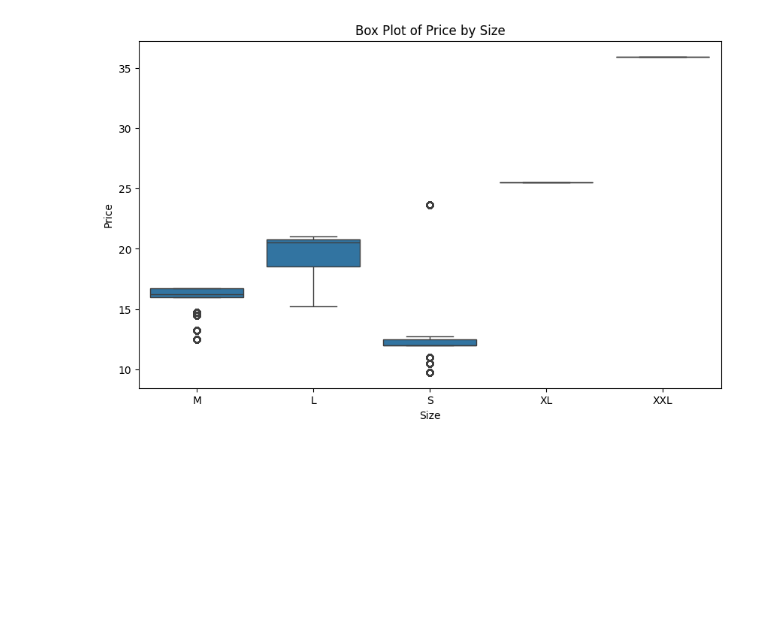
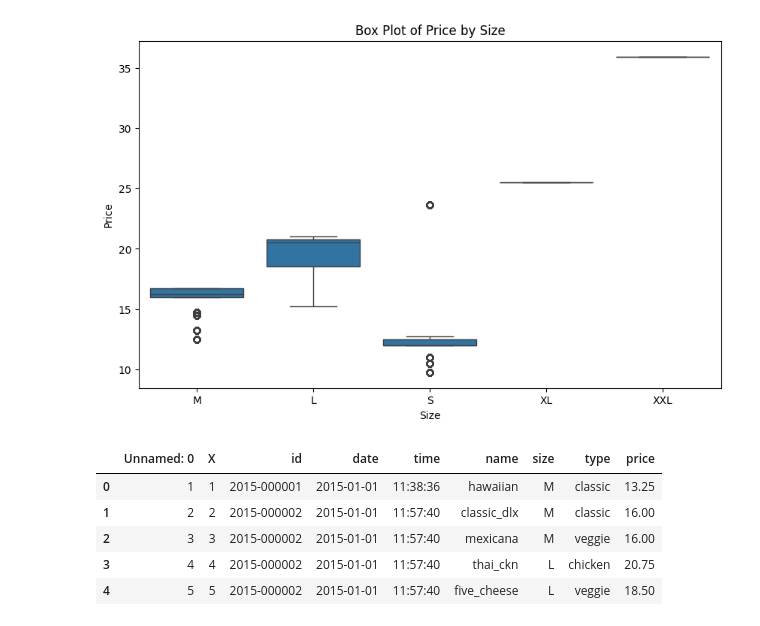
Before and after one commit to Damas-Hub/Data-Analysis-and-Data-Science-Practice, a Jupyter notebook: pizza.ipynb, the cells around one changed output. Drawn from its saved outputs; the diff is of its cells as text; code cells hidden in the pictures; blank space fills up the shorter version.

```diff
--- a/pizza.ipynb
+++ b/pizza.ipynb
@@ -161,3 +161,12 @@ price        -0.003349 -0.003349  1.000000
 [figure]
 [figure]
 [figure]
+# %%
+df.head()
+# %% [output]
+|  | Unnamed: 0 | X | id | date | time | name | size | type | price |
+| 0 | 1 | 1 | 2015-000001 | 2015-01-01 | 11:38:36 | hawaiian | M | classic | 13.25 |
+| 1 | 2 | 2 | 2015-000002 | 2015-01-01 | 11:57:40 | classic_dlx | M | classic | 16.00 |
+| 2 | 3 | 3 | 2015-000002 | 2015-01-01 | 11:57:40 | mexicana | M | veggie | 16.00 |
+| 3 | 4 | 4 | 2015-000002 | 2015-01-01 | 11:57:40 | thai_ckn | L | chicken | 20.75 |
+| 4 | 5 | 5 | 2015-000002 | 2015-01-01 | 11:57:40 | five_cheese | L | veggie | 18.50 |
```
Also changed, not shown: parts of 1 cell of this notebook.
